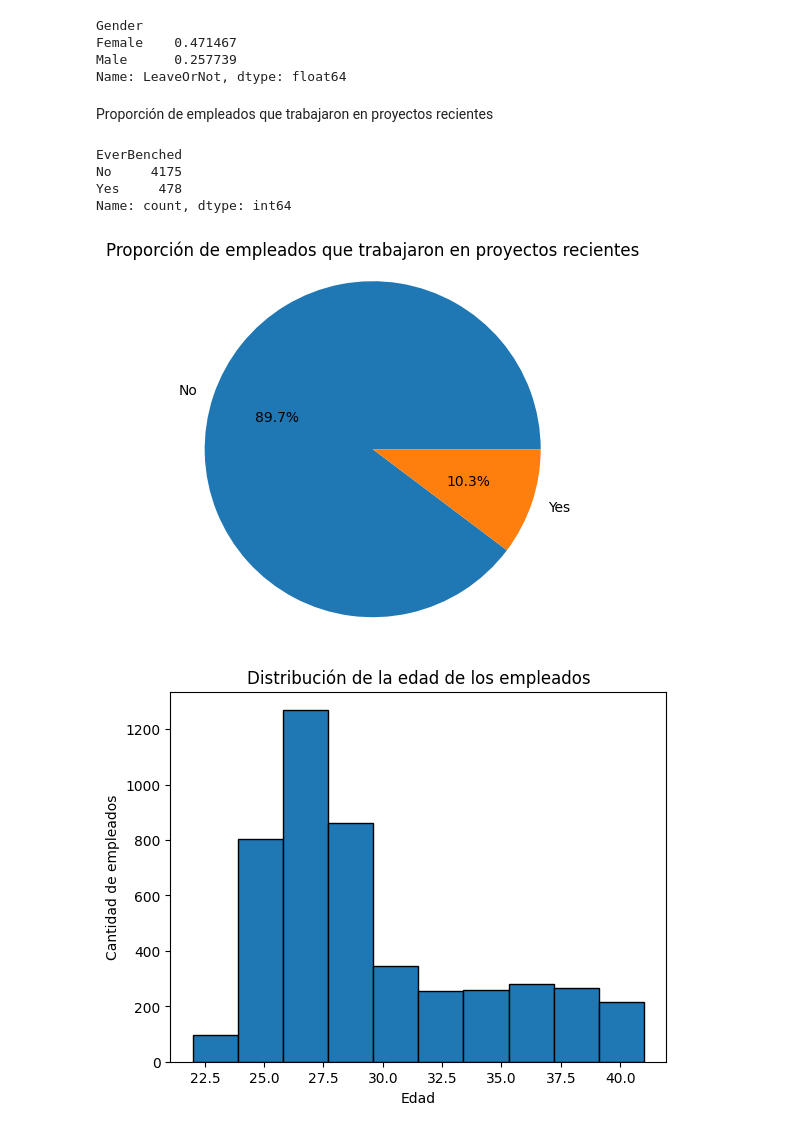
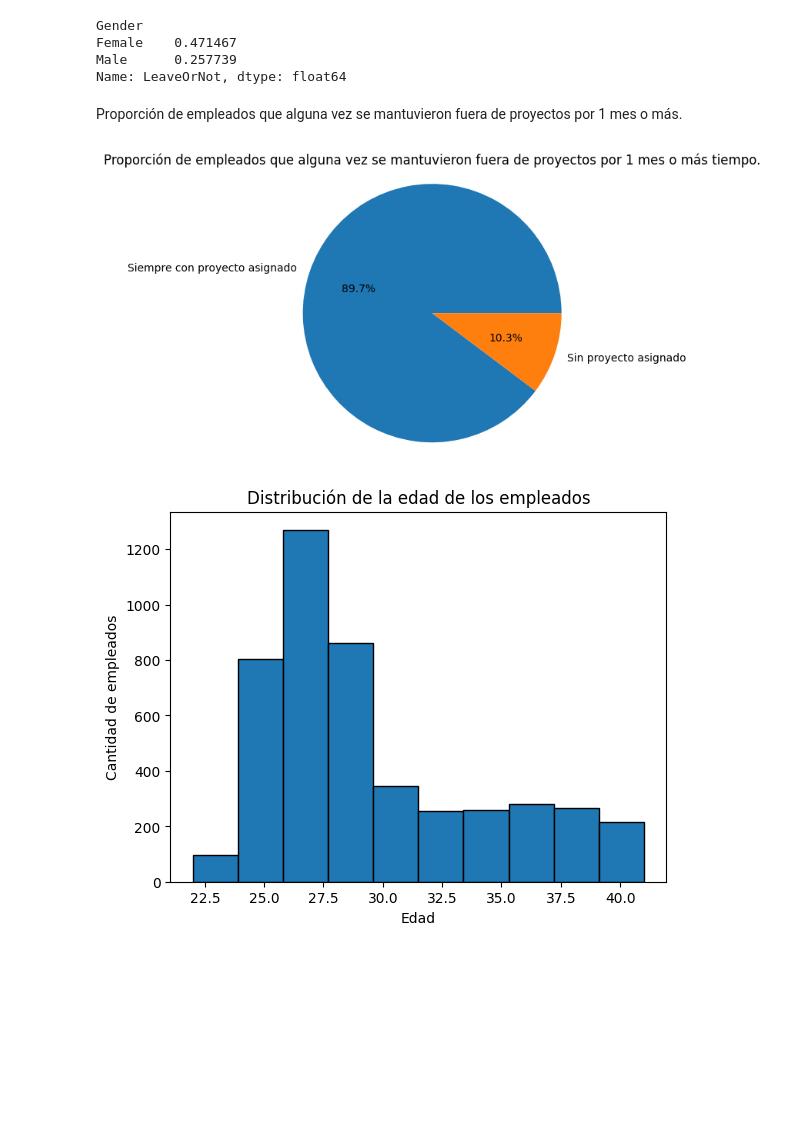
Before and after one commit to Carolina-Bolatti/Pro.Fin.-Proces.Datos, a Jupyter notebook: src/Sebastian_Galvan.ipynb, the cells around one changed output. Cells and saved outputs as stored; diff of their text form; code cells hidden in the pictures; blank space fills up the shorter version.

Commit message:
Fix grafico de empleados con proyectos asignados

```diff
--- a/src/Sebastian_Galvan.ipynb
+++ b/src/Sebastian_Galvan.ipynb
@@ -161,23 +161,17 @@ Gender
 Female    0.471467
 Male      0.257739
 Name: LeaveOrNot, dtype: float64
-# %% [markdown]
-Proporción de empleados que trabajaron en proyectos recientes
+# %% [markdown]
+Proporción de empleados que alguna vez se mantuvieron fuera de proyectos por 1 mes o más.
 # %%
 event_benched_counts = empleados['EverBenched'].value_counts()
-
-print(event_benched_counts)
-
-plt.pie(event_benched_counts, labels=event_benched_counts.index, autopct='%1.1f%%')
-plt.title('Proporción de empleados que trabajaron en proyectos recientes')
+labels = ['Siempre con proyecto asignado', 'Sin proyecto asignado']
+plt.pie(event_benched_counts, labels=labels, autopct='%1.1f%%')
+plt.title('Proporción de empleados que alguna vez se mantuvieron fuera de proyectos por 1 mes o más tiempo.')
 plt.axis('equal')
 plt.show()
 # %% [output]
-EverBenched
-No     4175
-Yes     478
-Name: count, dtype: int64
-[figure, old version]
+[figure, new version]
 # %%
 plt.hist(empleados['Age'], bins=10, edgecolor='black')
 plt.xlabel('Edad')
```
Also changed, not shown: parts of 1 cell of this notebook.
